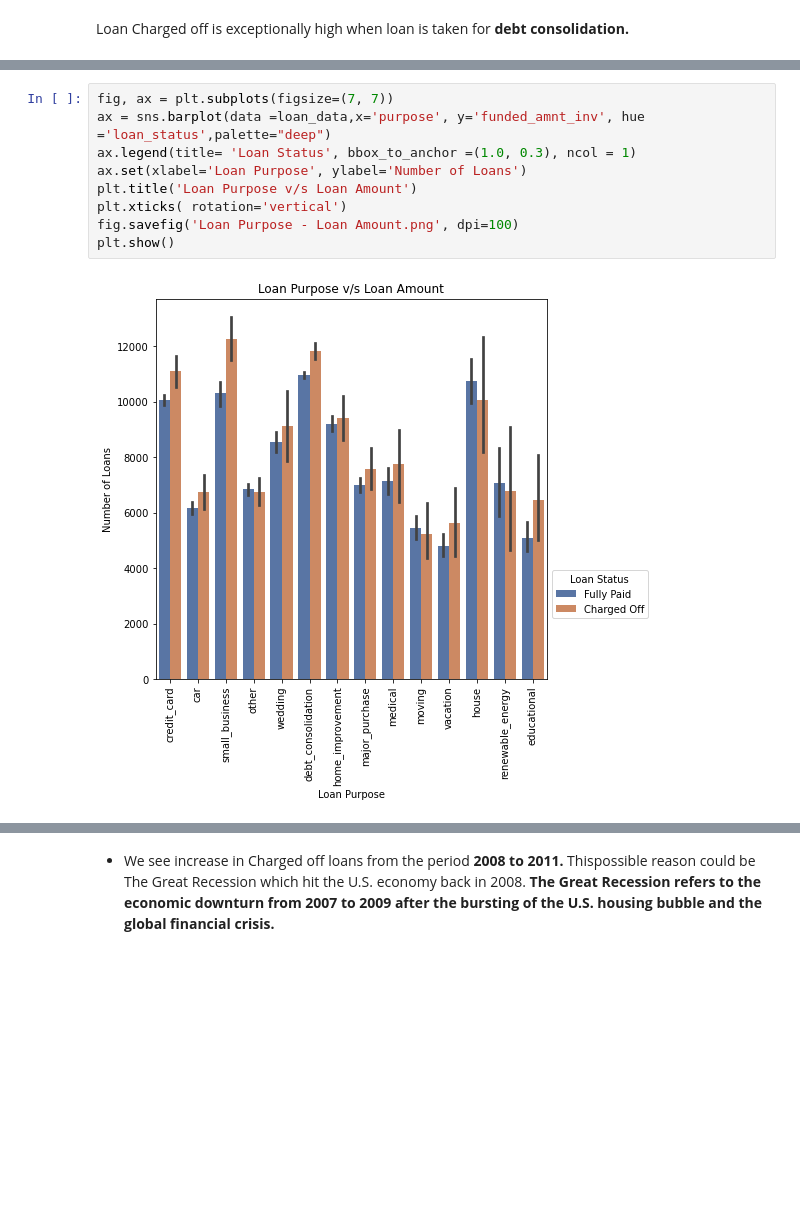
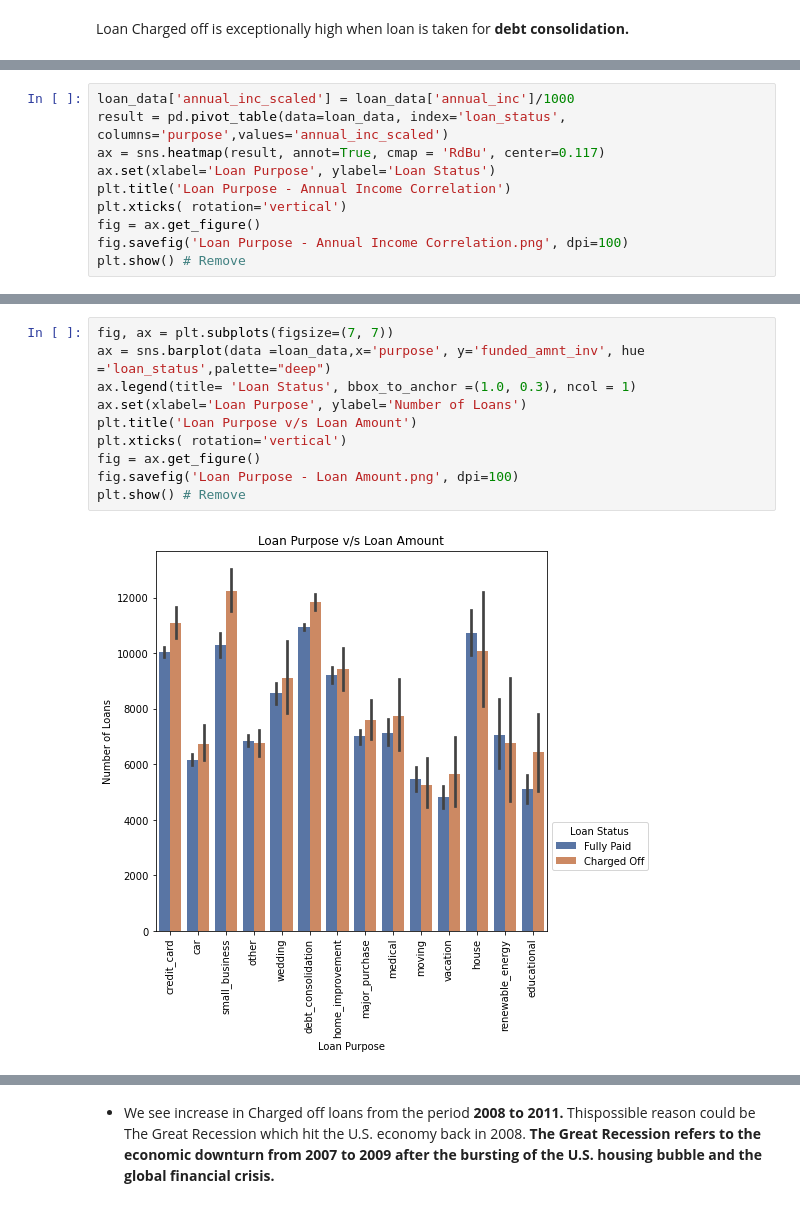
Before and after one commit to nazneenansari/LendingClubCaseStudy, a Jupyter notebook: Nazneen_Ansari.ipynb, the cells around one changed output, grey strips where cells are left out. Saved outputs shown, nothing was run; the diff lists cells and outputs as text; blank space fills up the shorter version.

Commit message:
Fix for Graphs

```diff
--- a/Nazneen_Ansari.ipynb
+++ b/Nazneen_Ansari.ipynb
@@ -570,3 +590,13 @@ fig.savefig('Purpose - Annual Income.png', dpi=100)
 plt.show()
 # %% [output]
 [figure]
+# %%
+loan_data['annual_inc_scaled'] = loan_data['annual_inc']/1000
+result = pd.pivot_table(data=loan_data, index='loan_status', columns='purpose',values='annual_inc_scaled')
+ax = sns.heatmap(result, annot=True, cmap = 'RdBu', center=0.117)
+ax.set(xlabel='Loan Purpose', ylabel='Loan Status')
+plt.title('Loan Purpose - Annual Income Correlation')
+plt.xticks( rotation='vertical')
+fig = ax.get_figure()
+fig.savefig('Loan Purpose - Annual Income Correlation.png', dpi=100)
+plt.show() # Remove
@@ -573,11 +605,12 @@ plt.show()
 # %%
 fig, ax = plt.subplots(figsize=(7, 7))
 ax = sns.barplot(data =loan_data,x='purpose', y='funded_amnt_inv', hue ='loan_status',palette="deep")
 ax.legend(title= 'Loan Status', bbox_to_anchor =(1.0, 0.3), ncol = 1)
 ax.set(xlabel='Loan Purpose', ylabel='Number of Loans')
 plt.title('Loan Purpose v/s Loan Amount')
 plt.xticks( rotation='vertical')
+fig = ax.get_figure()
 fig.savefig('Loan Purpose - Loan Amount.png', dpi=100)
-plt.show()
+plt.show() # Remove
 # %% [output]
-[figure, old version]
+[figure, new version]
```
Also changed, not shown: parts of 82 cells of this notebook, 2 other files.
